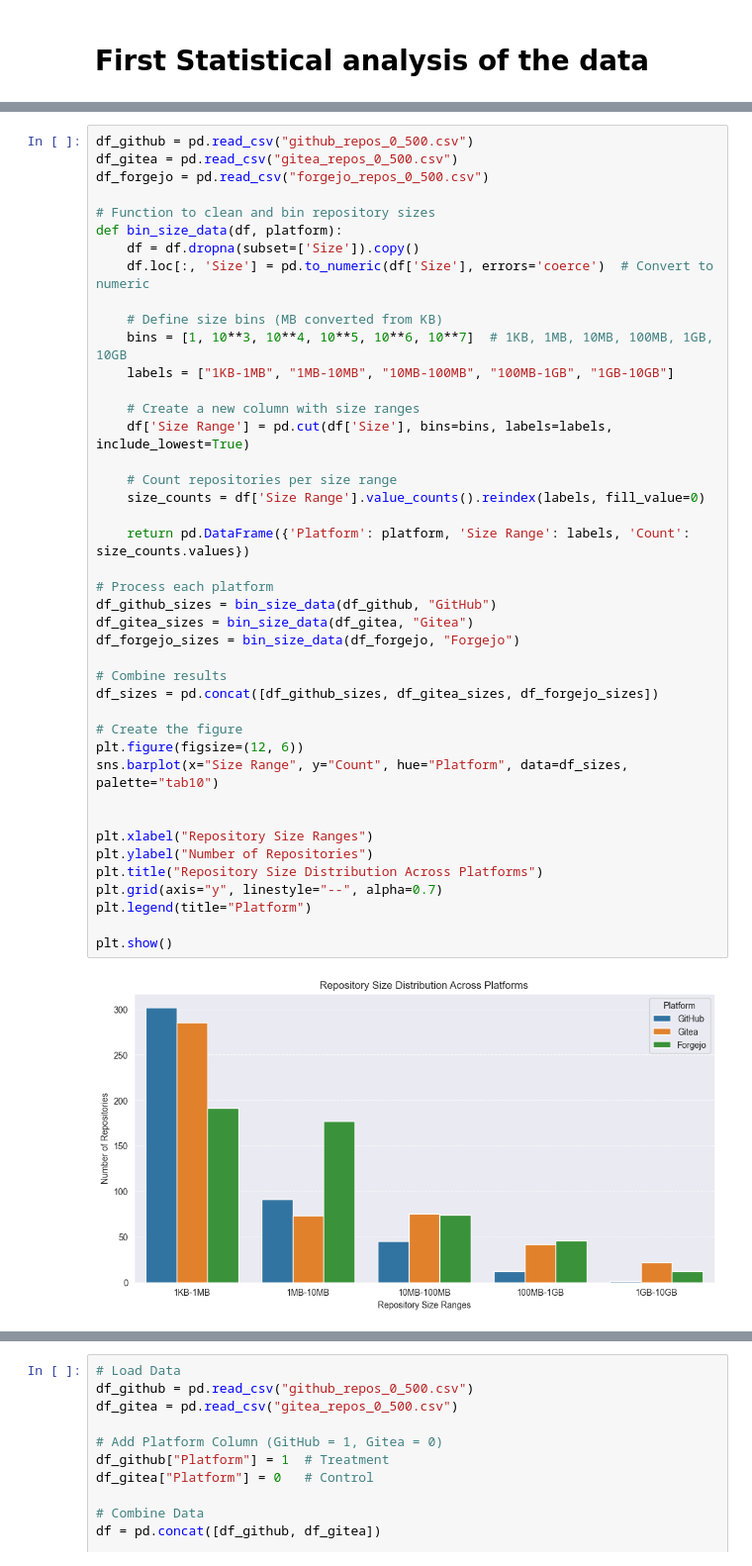
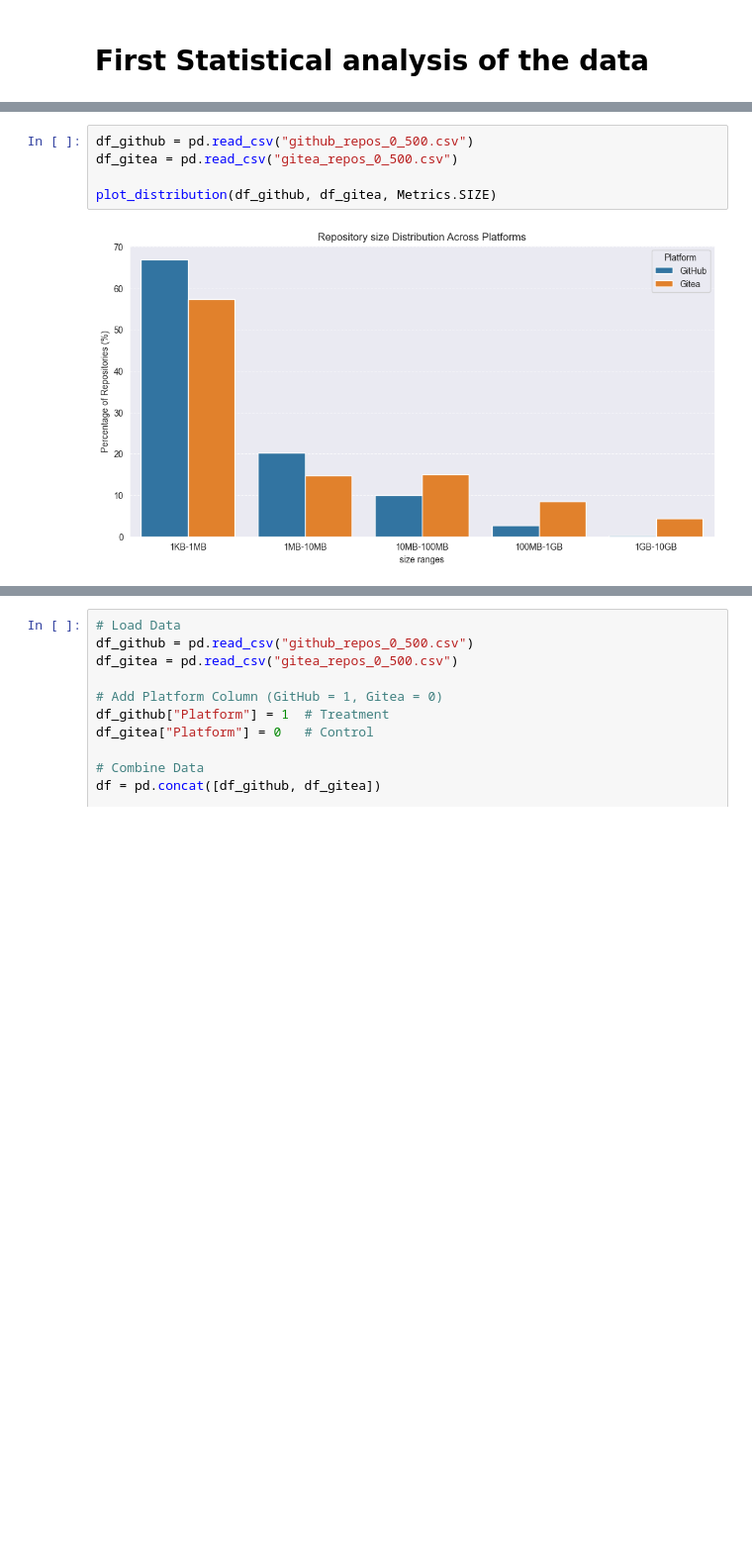
Before and after one commit to SamuelSVG/Memoire, a Jupyter notebook: analysis_notebook.ipynb, the cells around one changed output, grey strips where cells are left out. Shown: that part at 99% size. Cells and saved outputs as stored; diff of their text form; blank space fills up the shorter version.

```diff
--- a/analysis_notebook.ipynb
+++ b/analysis_notebook.ipynb
@@ -324,47 +268,10 @@ plt.show()
 # %%
 df_github = pd.read_csv("github_repos_0_500.csv")
 df_gitea = pd.read_csv("gitea_repos_0_500.csv")
-df_forgejo = pd.read_csv("forgejo_repos_0_500.csv")
 
-# Function to clean and bin repository sizes
-def bin_size_data(df, platform):
-    df = df.dropna(subset=['Size']).copy()
-    df.loc[:, 'Size'] = pd.to_numeric(df['Size'], errors='coerce')  # Convert to numeric
-
-    # Define size bins (MB converted from KB)
-    bins = [1, 10**3, 10**4, 10**5, 10**6, 10**7]  # 1KB, 1MB, 10MB, 100MB, 1GB, 10GB
-    labels = ["1KB-1MB", "1MB-10MB", "10MB-100MB", "100MB-1GB", "1GB-10GB"]
-
-    # Create a new column with size ranges
-    df['Size Range'] = pd.cut(df['Size'], bins=bins, labels=labels, include_lowest=True)
-
-    # Count repositories per size range
-    size_counts = df['Size Range'].value_counts().reindex(labels, fill_value=0)
-
-    return pd.DataFrame({'Platform': platform, 'Size Range': labels, 'Count': size_counts.values})
-
-# Process each platform
-df_github_sizes = bin_size_data(df_github, "GitHub")
-df_gitea_sizes = bin_size_data(df_gitea, "Gitea")
-df_forgejo_sizes = bin_size_data(df_forgejo, "Forgejo")
-
-# Combine results
-df_sizes = pd.concat([df_github_sizes, df_gitea_sizes, df_forgejo_sizes])
-
-# Create the figure
-plt.figure(figsize=(12, 6))
-sns.barplot(x="Size Range", y="Count", hue="Platform", data=df_sizes, palette="tab10")
-
-
-plt.xlabel("Repository Size Ranges")
-plt.ylabel("Number of Repositories")
-plt.title("Repository Size Distribution Across Platforms")
-plt.grid(axis="y", linestyle="--", alpha=0.7)
-plt.legend(title="Platform")
-
-plt.show()
+plot_distribution(df_github, df_gitea, Metrics.SIZE)
 # %% [output]
-[figure, old version]
+[figure, new version]
 # %%
 df_github = pd.read_csv("github_repos_0_500.csv")
 df_gitea = pd.read_csv("gitea_repos_0_500.csv")
```
Also changed, not shown: parts of 7 cells of this notebook, 4 other files.
